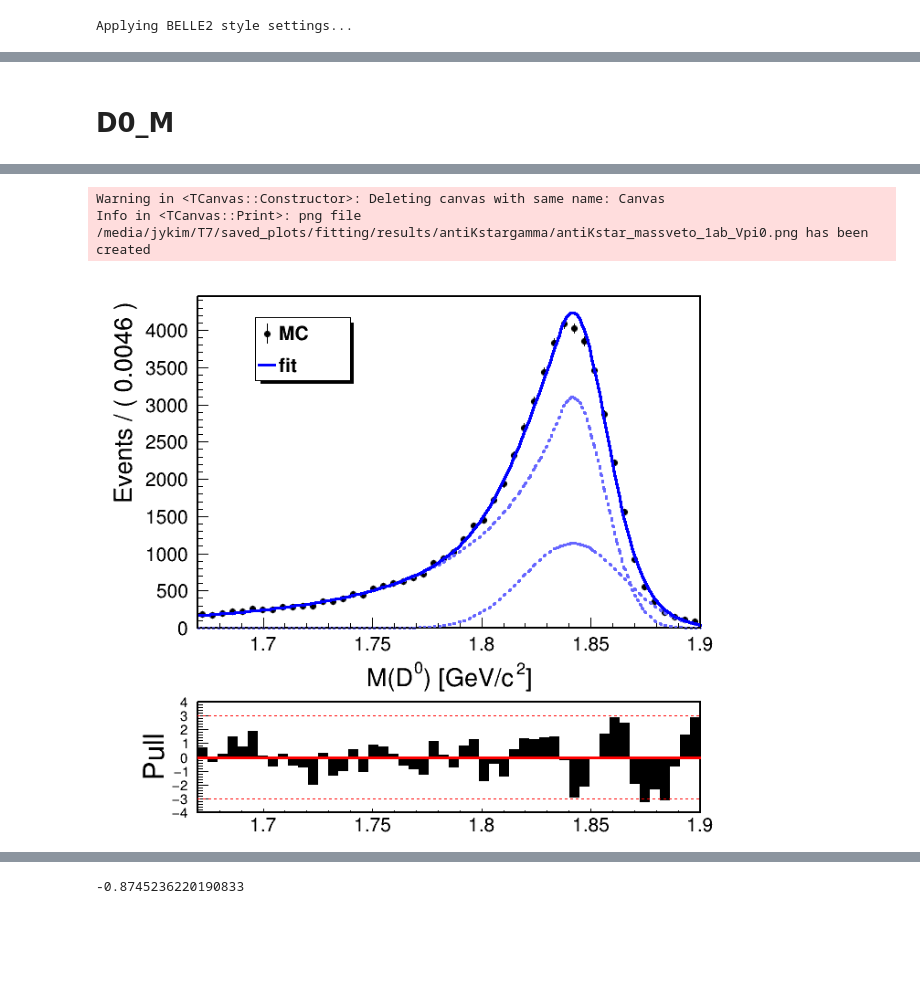
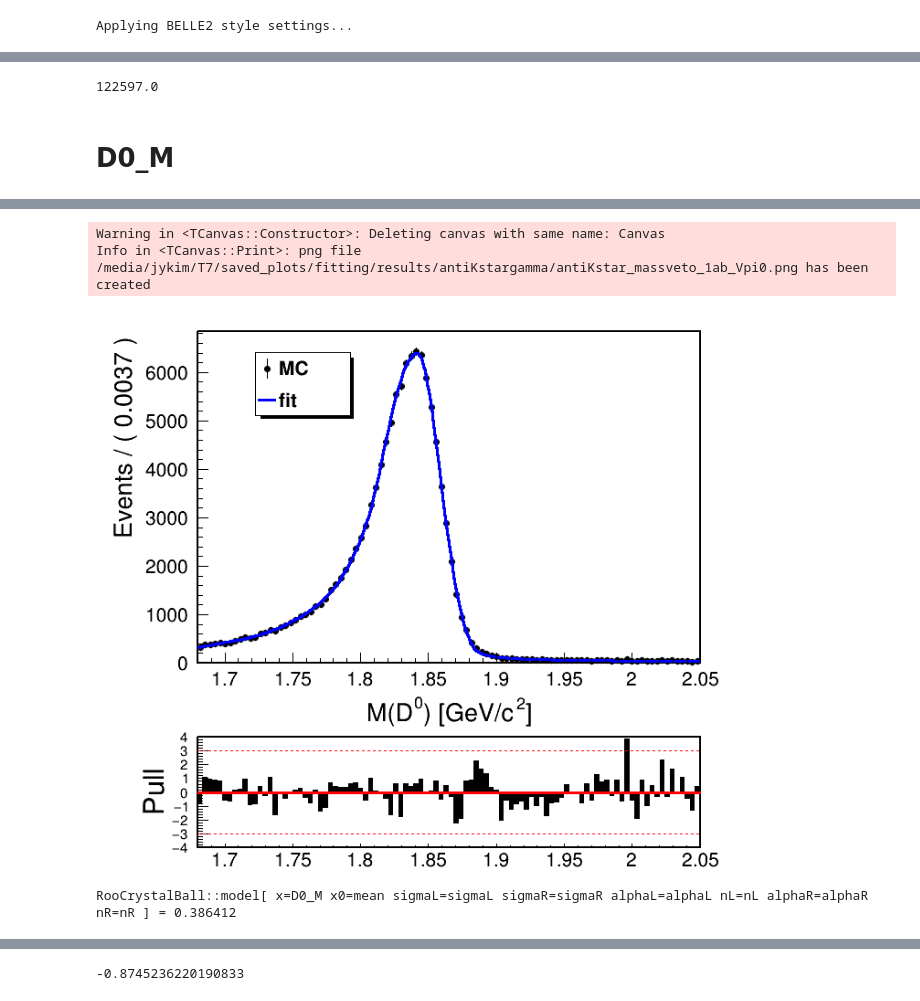
Before and after one commit to jykim-physics/DRAW_and_FITTING, a Jupyter notebook: main/FITTING/antiKstargamma/1D_1ab_sigbkg/antiKstar_Vpi0_1ab.ipynb, the cells around one changed output, grey strips where cells are left out. Cells and saved outputs as stored; diff of their text form; code cells hidden in the pictures; blank space fills up the shorter version.

```diff
--- a/main/FITTING/antiKstargamma/1D_1ab_sigbkg/antiKstar_Vpi0_1ab.ipynb
+++ b/main/FITTING/antiKstargamma/1D_1ab_sigbkg/antiKstar_Vpi0_1ab.ipynb
@@ -82,0 +112,3 @@ c1.Draw()
+# %%
+#file_list = ['/media/jykim/T7/storage/01_recon/antiKstar/D0_massveto_v2_half_1_optimzed_sigext_signalMC_recon_mdst_antiKstar_*.root']
+file_list = ["/media/jykim/T7/storage/01_recon/massvetov2_optimzed_sigext_1ab_bkg/topo/resultfile/result_antiKstar_cc/standard.root"]
@@ -82,0 +147,2 @@ c1.Draw()
+# %%
+data1.append(data2)
@@ -83,3 +153,7 @@ c1.Draw()
+# %%
+data1.sumEntries()
+# %% [output]
+122597.0
 # %% [markdown]
 # D0_M
 # %%
@@ -92,12 +166,12 @@ signalhist = ROOT.RooDataHist("sighist", "sighist", l, D0_M_TH1F_2, 1)
 # %%
 
 mean = ROOT.RooRealVar("mean", "mean of gaussians", 1.84,1.83, 1.86)
-sigma1 = ROOT.RooRealVar("sigma1", "width of gaussians", 0.03,0,0.5)
-sigma2 = ROOT.RooRealVar("sigma2", "width of gaussians", 0.02,0,0.5)
+sigma1 = ROOT.RooRealVar("sigma1", "width of gaussians", 0.01,0,0.04)
+sigma2 = ROOT.RooRealVar("sigma2", "width of gaussians", 0.02,0,0.05)
 alpha = ROOT.RooRealVar("alpha", "width of gaussians", 0.5,0,2)
-n_CB = ROOT.RooRealVar("n_CB", "width of gaussians", 5,0,10)
+n_CB = ROOT.RooRealVar("alpha", "width of gaussians", 0.5,0,2)
 
-Novo_peak = ROOT.RooRealVar("Novo_peak", "Novo peak", 1.83,1.67,1.93)
+Novo_peak = ROOT.RooRealVar("Novo_peak", "Novo peak", 1.7,1.67,1.8)
 Novo_width = ROOT.RooRealVar("Novo_widh", "Novo peak", 0.05,0,0.5)
 Novo_tail = ROOT.RooRealVar("Novo_tail", "Novo peak", 0.5,0,10)
 
@@ -105,6 +179,13 @@ Novo_tail = ROOT.RooRealVar("Novo_tail", "Novo peak", 0.5,0,10)
 sigma3 = ROOT.RooRealVar("sigma3", "width of gaussians", 0.02,0,0.5)
 alpha2 = ROOT.RooRealVar("alph2", "width of gaussians", 0.5,0,2)
 n_CB2 = ROOT.RooRealVar("n_CB2", "width of gaussians", 5,0,10)
+# %%
+sigmaL = ROOT.RooRealVar("sigmaL", "width of gaussians", 0.01,0,0.04)
+sigmaR = ROOT.RooRealVar("sigmaR", "width of gaussians", 0.01,0,0.04)
+alphaL = ROOT.RooRealVar("alphaL", "width of gaussians", 0.5,0,2)
+nL     = ROOT.RooRealVar("nL", "width of gaussians", 0.5,0,4)
+alphaR = ROOT.RooRealVar("alphaR", "width of gaussians", 0.5,0,3)
+nR     = ROOT.RooRealVar("nR", "width of gaussians", 0.5,0,2)
 # %%
 canv = ROOT.TCanvas("Canvas", "Canvas", 700, 640)
 
@@ -130,9 +211,9 @@ dwPad.SetPad(xlow, ylow,xup,ylow+0.25*(yup-ylow))
 
 sig1 = ROOT.RooGaussian("sig1", "Signal component 1", x, mean, sigma1)
 sig2 = ROOT.RooCBShape("sig2", "Signal component 2", x, mean, sigma2, alpha, n_CB)
-# sig1 = ROOT.RooNovosibirsk("sig1", "Signal component 3", x, mean, Novo_width, Novo_tail)
-# sig1 = ROOT.RooNovosibirsk("sig1", "Signal component 3", x, Novo_peak, Novo_width, Novo_tail)
-# sig1 = ROOT.RooCBShape("sig1", "Signal component 2", x, mean, sigma3, alpha2, n_CB2)
+# # sig1 = ROOT.RooNovosibirsk("sig1", "Signal component 3", x, mean, Novo_width, Novo_tail)
+# # sig1 = ROOT.RooNovosibirsk("sig1", "Signal component 3", x, Novo_peak, Novo_width, Novo_tail)
+# # sig1 = ROOT.RooCBShape("sig1", "Signal component 2", x, mean, sigma3, alpha2, n_CB2)
 
 
 sig1frac = ROOT.RooRealVar("sig1frac", "fraction of component 1 in signal", 0.5, 0.0, 1.0)
@@ -141,18 +222,39 @@ sig1frac = ROOT.RooRealVar("sig1frac", "fraction of component 1 in signal", 0.5,
 
 # model = ROOT.RooCBShape("model", "Signal component 2", x, mean, sigma2, alpha, n_CB)
 
-model = ROOT.RooAddPdf("model", "model", [sig1, sig2], sig1frac)
+#model = ROOT.RooAddPdf("model", "model", [sig1, sig2], sig1frac)
+
+model = ROOT.RooCrystalBall("model", "Signal component 2", x, mean, sigmaL, sigmaR, alphaL, nL, alphaR, nR)
+
+# model = ROOT.RooCBShape("model", "Signal component 2", x, mean, sigma2, alpha, n_CB)
+
+
+# # # Create the Crystal Ball function
+# cb = ROOT.RooCBShape("cb", "Crystal Ball", x, mean, sigma2, alpha, n_CB)
+
+# # Create the parameters for the Gaussian function
+# mean_gauss = ROOT.RooRealVar("mean_gauss", "Mean of Gaussian", 0, 0, 1)
+# sigma_gauss = ROOT.RooRealVar("sigma_gauss", "Width of Gaussian", 0.01, 0.001, 0.5)
+
+# # Create the Gaussian function
+# gauss = ROOT.RooGaussian("gauss", "Gaussian", x, mean_gauss, sigma_gauss)
+
+# # Create the convolution PDF using RooFFTConvPdf
+# model = ROOT.RooFFTConvPdf("model", "Convolution PDF", x, cb, gauss)
+
 
 
 # r = model.fitTo(signalhist,NumCPU=12,Range=fitting_region,PrintLevel=-1, Save=1)
-r = model.fitTo(signalhist,NumCPU=12,Range=(1.67,1.9),PrintLevel=-1, Save=1)
+#r = model.fitTo(signalhist,NumCPU=12,Range=fitting_region,PrintLevel=-1, Save=1)
+r = model.fitTo(data1,NumCPU=12,Range=fitting_region,PrintLevel=1, Save=1)
 
 r.Print()
 canv.cd(1)
 # frame = x.frame(Title="D^{0} #rightarrow #bar{K}^{*0} #pi^{0}")
 frame = x.frame(Title=" ")
 
-signalhist.plotOn(frame,Name = "data1", XErrorSize=0)
+#signalhist.plotOn(frame,Name = "data1", XErrorSize=0)
+data1.plotOn(frame,Name = "data1", XErrorSize=0)
 
 model.plotOn(frame, Name="gauss1", Components=sig1, LineStyle=ROOT.kDashed, LineColor=593)
 model.plotOn(frame, Name="CB1", Components=sig2, LineStyle=ROOT.kDashed, LineColor=593)
@@ -220,7 +322,7 @@ canv.Update()
 canv.Draw()
 canv.SaveAs("/media/jykim/T7/saved_plots/fitting/results/antiKstargamma/antiKstar_massveto_1ab_Vpi0.png")
 
-f = ROOT.TFile("phig_signalMC_fitresult.root", "RECREATE")
-r.Write("phig_sig")
+f = ROOT.TFile("antiKstarg_Vpi0_fitresult.root", "RECREATE")
+r.Write("antiKstarg")
 f.Close()
 # %% [output]
@@ -244,6 +346,10 @@ f.Close()
 Warning in <TCanvas::Constructor>: Deleting canvas with same name: Canvas
 Info in <TCanvas::Print>: png file /media/jykim/T7/saved_plots/fitting/results/antiKstargamma/antiKstar_massveto_1ab_Vpi0.png has been created
-[figure, old version]
+[figure, new version]
+# %%
+model.Print()
+# %% [output]
+RooCrystalBall::model[ x=D0_M x0=mean sigmaL=sigmaL sigmaR=sigmaR alphaL=alphaL nL=nL alphaR=alphaR nR=nR ] = 0.386412
 # %%
 model.Print("t")
 # %% [output]
```
Also changed, not shown: parts of 27 cells of this notebook, 36 other files.
